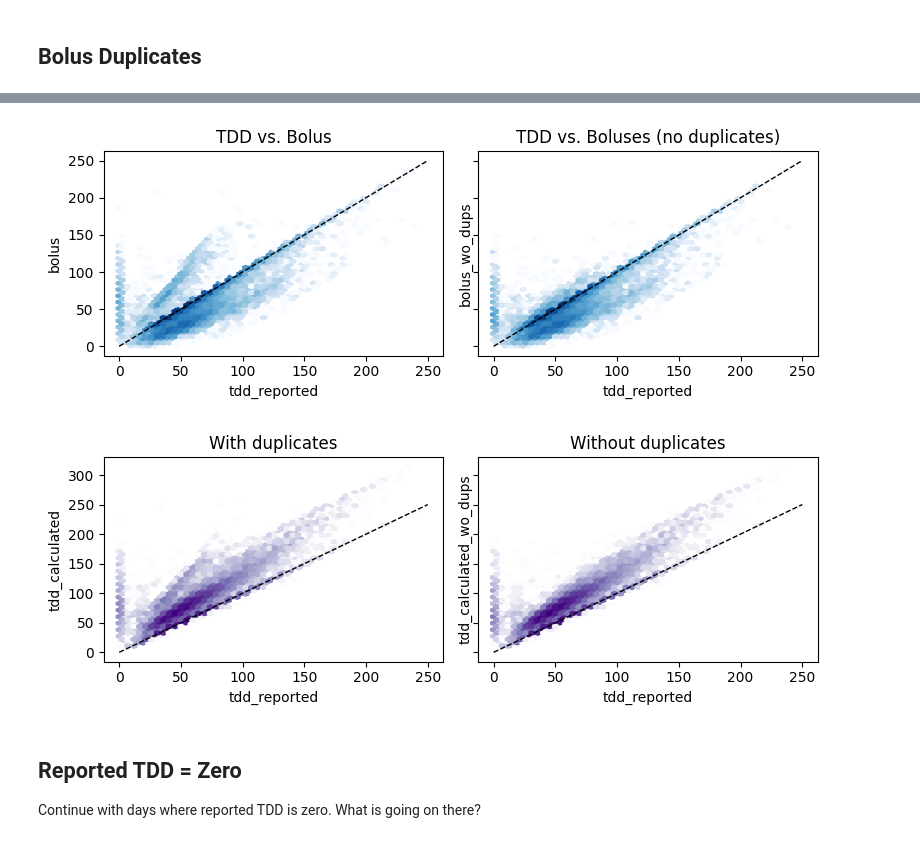
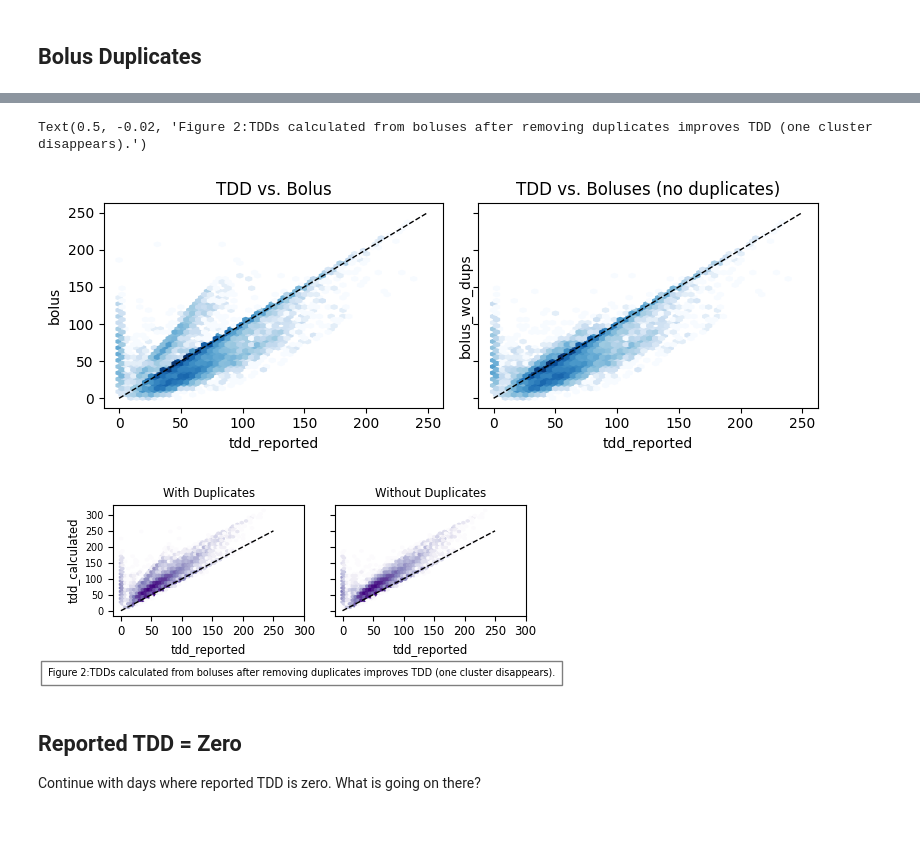
Before and after one commit to nudgebg/egvinsulin, a Jupyter notebook: notebooks/understand-flair-dataset/2024-07-12 - Understanding TDD Discrepancies in Flair Data.ipynb, the cells around one changed output, grey strips where cells are left out. Drawn from its saved outputs; the diff is of its cells as text; code cells hidden in the pictures.

```diff
--- a/notebooks/understand-flair-dataset/2024-07-12 - Understanding TDD Discrepancies in Flair Data.ipynb
+++ b/notebooks/understand-flair-dataset/2024-07-12 - Understanding TDD Discrepancies in Flair Data.ipynb
@@ -402,41 +336,49 @@ fig, axs = plt.subplots(1, 2, figsize=(8, 3), sharex=True, sharey=True)
 
 # Hexbin plot for TDD vs. Bolus with logarithmic color scale
 hb1 = axs[0].hexbin(TDDs.tdd_reported, TDDs.bolus, gridsize=50, cmap='Blues', mincnt=1, norm=colors.LogNorm())
 axs[0].set_xlabel('tdd_reported')
 axs[0].set_ylabel('bolus')
 axs[0].set_title('TDD vs. Bolus')
 #cb1 = fig.colorbar(hb1, ax=axs[0])
 #cb1.set_label('log(count)')
 axs[0].plot([0, 250], [0, 250], '--',color='black',linewidth=1)
 
 # Hexbin plot for TDD vs. Boluses (no duplicates) with logarithmic color scale
 hb2 = axs[1].hexbin(TDDs.tdd_reported, TDDs.bolus_wo_dups, gridsize=50, cmap='Blues', mincnt=1, norm=colors.LogNorm())
 axs[1].set_xlabel('tdd_reported')
 axs[1].set_ylabel('bolus_wo_dups')
 axs[1].set_title('TDD vs. Boluses (no duplicates)')
 axs[1].plot([0, 250], [0, 250], '--',color='black',linewidth=1)
 plt.tight_layout()
 
 # Repeat for the second set of plots with logarithmic color scale
-fig, axs = plt.subplots(1, 2, figsize=(8, 3), sharex=True, sharey=True)
+fig, axs = plt.subplots(1, 2, figsize=(5, 2), sharex=True, sharey=True)
 
 # Hexbin plot for TDD vs TDD with logarithmic color scale
 hb3 = axs[0].hexbin(TDDs.tdd_reported, TDDs.bolus+TDDs.basal, gridsize=50, cmap='Purples', mincnt=1, norm=colors.LogNorm())
-axs[0].set_xlabel('tdd_reported')
-axs[0].set_ylabel('tdd_calculated')
-axs[0].set_title('With duplicates')
+axs[0].set_xlabel('tdd_reported',fontsize='small')
+axs[0].set_ylabel('tdd_calculated',fontsize='small')
+axs[0].set_title('With Duplicates',fontsize='small')
 axs[0].plot([0, 250], [0, 250], '--',color='black',linewidth=1)
+axs[0].set_xticks(range(0, 301, 50))
+axs[0].tick_params(axis='x', labelsize='small')
+axs[0].set_yticks(range(0, 301, 50))
+axs[0].tick_params(axis='y', labelsize='x-small')
 
 # Hexbin plot for TDD vs. TDD (no duplicates) with logarithmic color scale
 hb4 = axs[1].hexbin(TDDs.tdd_reported, TDDs.bolus_wo_dups+TDDs.basal, gridsize=50, cmap='Purples', mincnt=1, norm=colors.LogNorm())
-axs[1].set_xlabel('tdd_reported')
-axs[1].set_ylabel('tdd_calculated_wo_dups')
-axs[1].set_title('Without duplicates')
+axs[1].set_xlabel('tdd_reported',fontsize='small')
+#axs[1].set_ylabel('tdd_calculated_wo_dups')
+axs[1].set_title('Without Duplicates',fontsize='small')
 axs[1].plot([0, 250], [0, 250], '--',color='black',linewidth=1)
+axs[1].set_xticks(range(0, 301, 50))
+axs[1].tick_params(axis='x', labelsize='small')
 plt.tight_layout()
+plt.figtext(0.5, -0.02, "Figure 2:TDDs calculated from boluses after removing duplicates improves TDD (one cluster disappears).", ha="center", fontsize='x-small', bbox={"facecolor":"white", "alpha":0.5, "pad":5})
 # %% [output]
+Text(0.5, -0.02, 'Figure 2:TDDs calculated from boluses after removing duplicates improves TDD (one cluster disappears).')
 [figure]
-[figure, old version]
+[figure, new version]
 # %% [markdown]
 ## Reported TDD = Zero
 Continue with days where reported TDD is zero. What is going on there?
```
Also changed, not shown: parts of 58 cells of this notebook, 1 other file.
